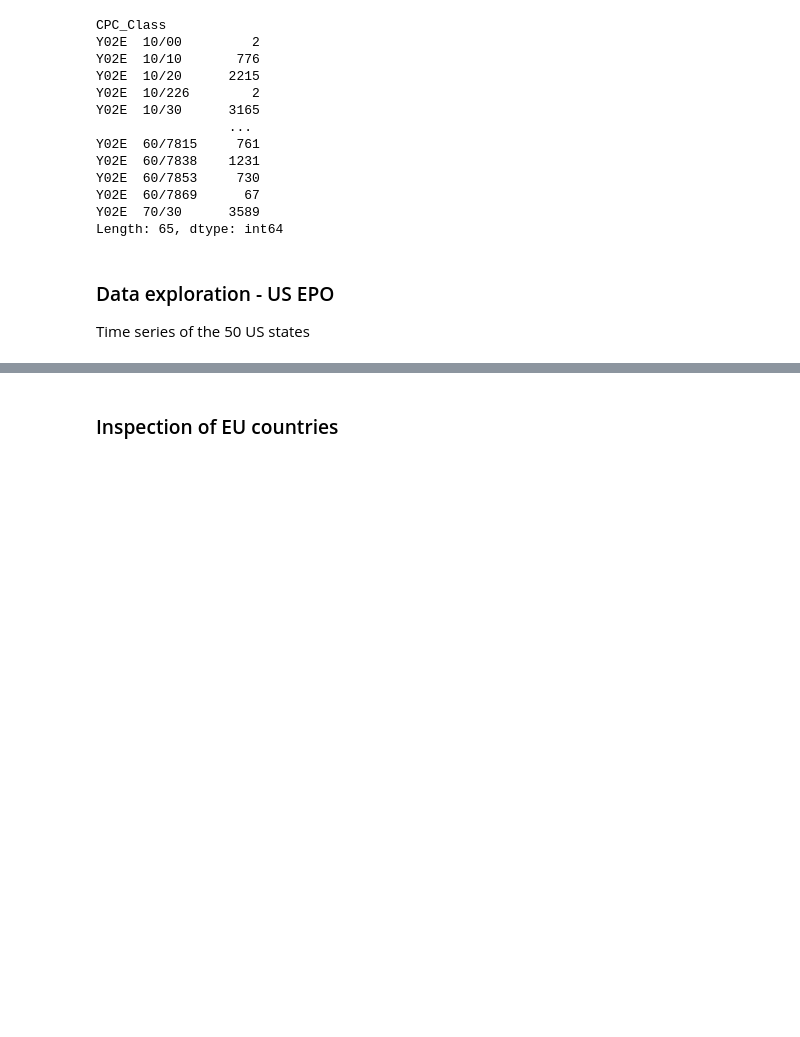
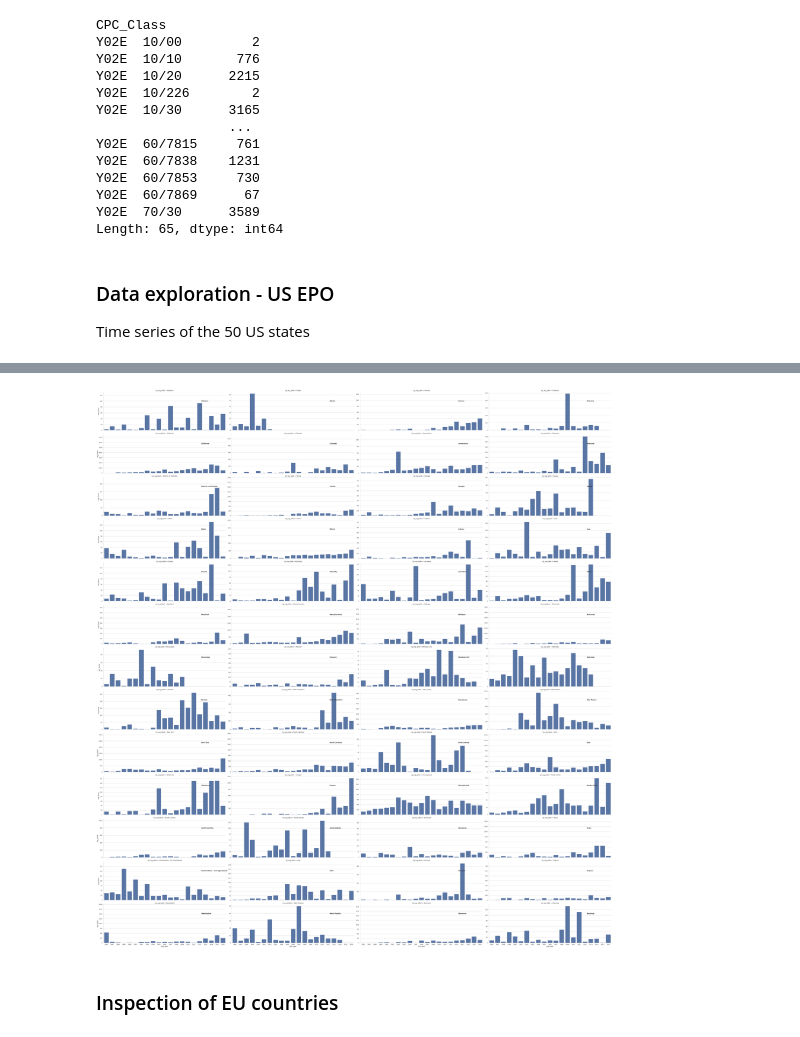
Before and after one commit to lauramenicacci/patent_breakdetection, a Jupyter notebook: REGPAT_scoping.ipynb, the cells around one changed output, grey strips where cells are left out. Cells and saved outputs as stored; diff of their text form; code cells hidden in the pictures; blank space fills up the shorter version.

Commit message:
Added barplots

```diff
--- a/REGPAT_scoping.ipynb
+++ b/REGPAT_scoping.ipynb
@@ -247,15 +262,0 @@ Text(0.5, 1, 'REGPAT patent regional share - US State level')
-# %%
-sns.set_theme(style="ticks")
-
-#Define the palette as a list to specify exact values
-palette = sns.color_palette("rocket_r")
-
-# Plot the lines on two facets
-sns.relplot(
-    data=df_group,
-    x="prio_year", y="reg_share", #df_group["reg_share"].isna().cumsum(), palette=["black"]*sum(df_group["reg_share"].isna()), legend=False, markers=True
-    col="Up_reg_label",
-    kind="line",
-    palette=palette,
-    col_wrap= 5,
-    height=5, aspect=.75, facet_kws=dict(sharex=True))
@@ -265,3 +279,14 @@ sns.relplot(
+# %%
+us = sns.FacetGrid(df_group, col='Up_reg_label', col_wrap=4, height=5, aspect=3, sharey = False, sharex = True, palette = "tab20c", xlim = (1976, 2019))
+us.map(sns.barplot, 'prio_year', 'reg_share', order= [])
+
+# Iterate over each subplot to customize further
+for ctry_code, ax in us.axes_dict.items():
+
+    # Add the title as an annotation within the plot
+    ax.text(.8, .75, ctry_code, transform=ax.transAxes, fontweight="bold")
+# %% [output]
+[figure, added]
 # %% [markdown]
 ### Inspection of EU countries
 # %%
```
Also changed, not shown: parts of 11 cells of this notebook.
